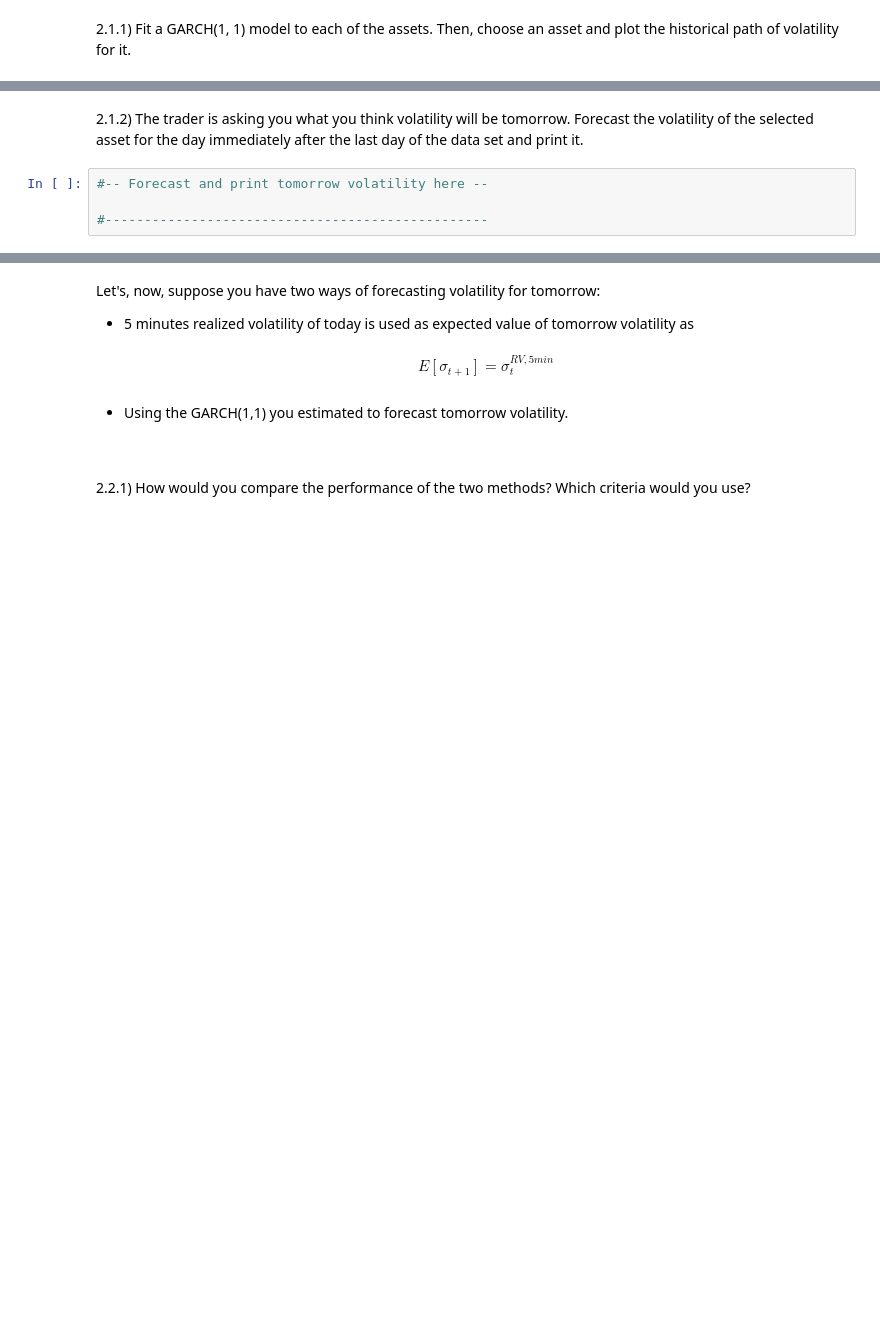
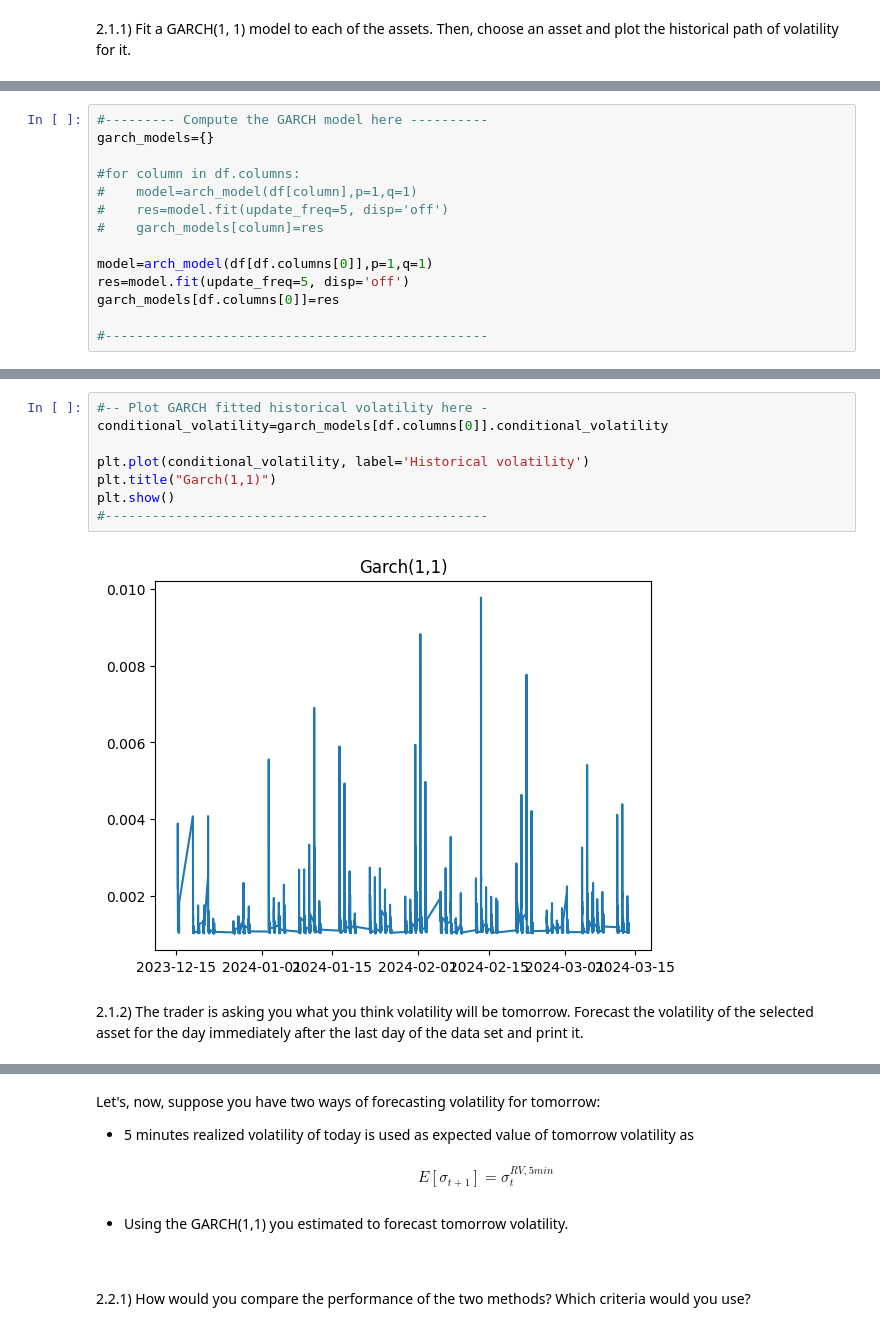
Before and after one commit to otcmarko/volatility_study, a Jupyter notebook: challenge.ipynb, the cells around one changed output, grey strips where cells are left out. Cells and saved outputs as stored; diff of their text form; blank space fills up the shorter version.

```diff
--- a/challenge.ipynb
+++ b/challenge.ipynb
@@ -159,0 +196,14 @@ Please, describe briefly the results obtained in this blank space: <br>
+# %%
+#--------- Compute the GARCH model here ----------
+garch_models={}
+
+#for column in df.columns:
+#    model=arch_model(df[column],p=1,q=1)
+#    res=model.fit(update_freq=5, disp='off')
+#    garch_models[column]=res
+
+model=arch_model(df[df.columns[0]],p=1,q=1)
+res=model.fit(update_freq=5, disp='off')
+garch_models[df.columns[0]]=res
+
+#-------------------------------------------------
@@ -160,6 +223,12 @@ Please, describe briefly the results obtained in this blank space: <br>
+# %%
+#-- Plot GARCH fitted historical volatility here -
+conditional_volatility=garch_models[df.columns[0]].conditional_volatility
+
+plt.plot(conditional_volatility, label='Historical volatility')
+plt.title("Garch(1,1)")
+plt.show()
+#-------------------------------------------------
+# %% [output]
+[figure, added]
 # %% [markdown]
 2.1.2) The trader is asking you what you think volatility will be tomorrow. Forecast the volatility of the selected asset for the day immediately after the last day of the data set and print it.
-# %%
-#-- Forecast and print tomorrow volatility here --
-
-#-------------------------------------------------
```
Also changed, not shown: parts of 16 cells of this notebook.
